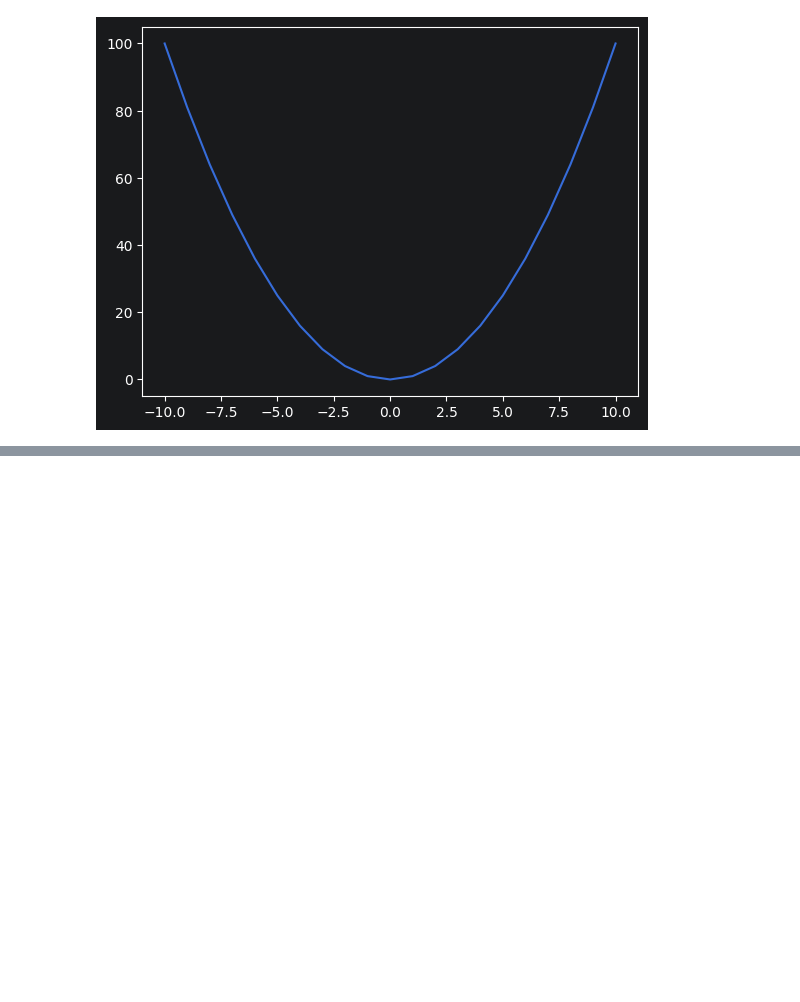
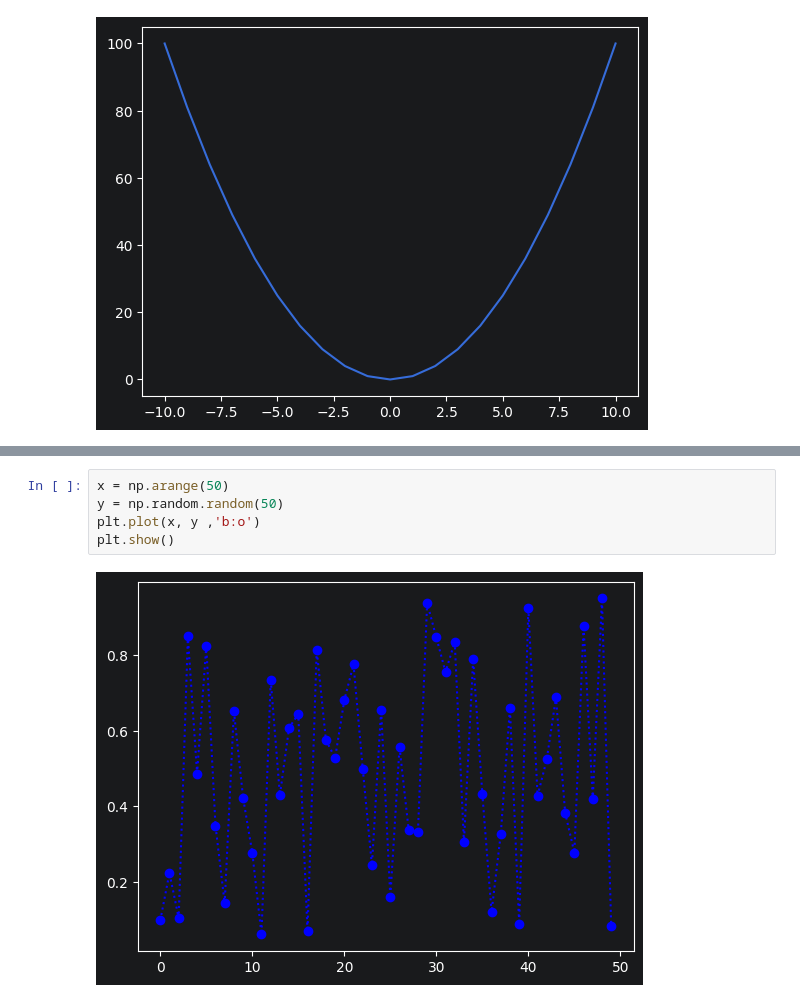
Before and after one commit to ChanPark03/chanpark-ML-2026, a Jupyter notebook: numpy/ex_01.ipynb, the cells around one changed output, grey strips where cells are left out. Drawn from its saved outputs; the diff is of its cells as text; blank space fills up the shorter version.

```diff
--- a/numpy/ex_01.ipynb
+++ b/numpy/ex_01.ipynb
@@ -253,0 +269,7 @@ plt.show
+# %%
+x = np.arange(50)
+y = np.random.random(50)
+plt.plot(x, y ,'b:o')
+plt.show()
+# %% [output]
+[figure, added]
```
Also changed, not shown: parts of 9 cells of this notebook, 13 other files.
